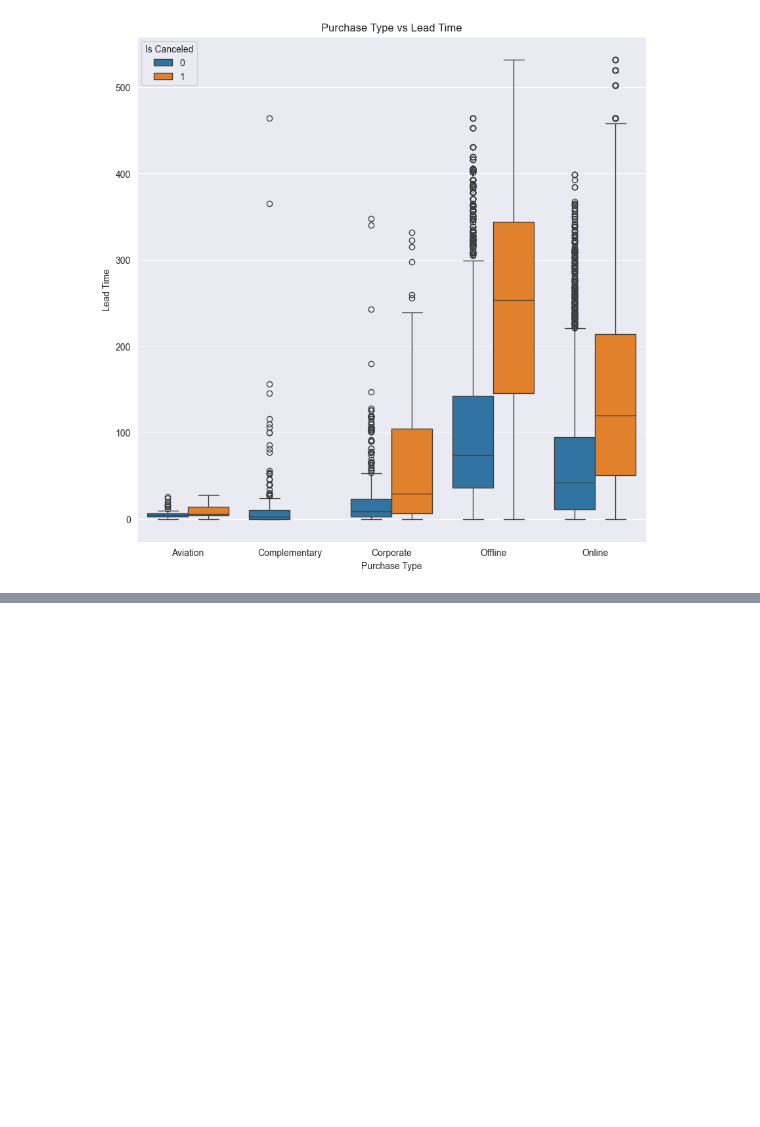
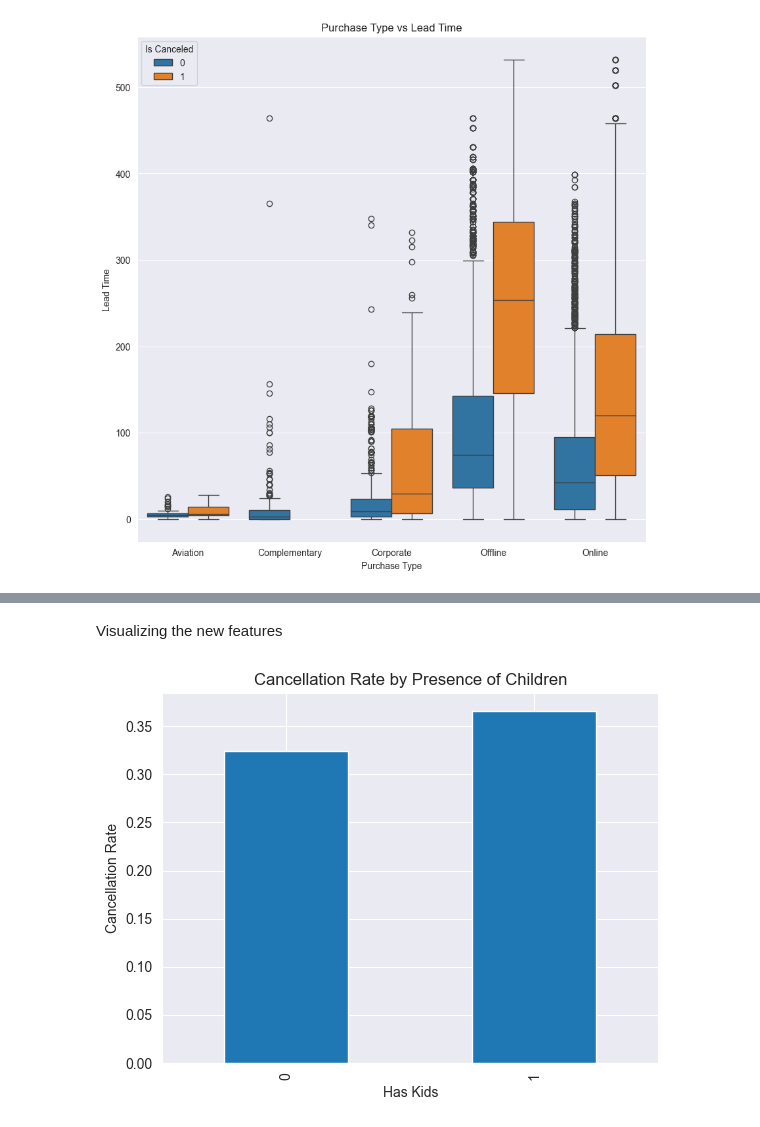
Before and after one commit to almog-sharoni/Data_Mining_Final_Project, a Jupyter notebook: main_notebook.ipynb, the cells around one changed output, grey strips where cells are left out. Saved outputs shown, nothing was run; the diff lists cells and outputs as text; code cells hidden in the pictures; blank space fills up the shorter version.

```diff
--- a/main_notebook.ipynb
+++ b/main_notebook.ipynb
@@ -343,0 +380,19 @@ plt.show()
+# %%
+#add check in day column
+# Convert reservation_date to datetime
+df['date'] = pd.to_datetime(df['date'])
+
+# Calculate check-in date by adding lead_time to reservation_date
+df['check_in_date'] = df['date'] + pd.to_timedelta(df['lead_time'], unit='d')
+
+# Extract the day of the week for check-in date
+df['check_in_day'] = df['check_in_date'].dt.day_name()
+# %%
+#add check in month column
+df['check_in_month'] = df['check_in_date'].dt.month
+# %%
+df['previous_cancellation_rate'] = (df['n_p_cacellation'] / (df['n_p_cacellation'] + df['n_p_not_cacellation'])).round(2)
+df['previous_cancellation_rate'] = df['previous_cancellation_rate'].fillna(0)
+# %%
+df['is_holiday_season'] = np.where(df['check_in_month'].isin([12, 1, 7, 8]), 1, 0)
+df
@@ -343,0 +413,10 @@ plt.show()
+# %% [markdown]
+Visualizing the new features
+# %%
+cancellation_rate_by_kids = df.groupby('has_kids')['is_canceled'].mean()
+cancellation_rate_by_kids.plot(kind='bar', title='Cancellation Rate by Presence of Children')
+plt.xlabel('Has Kids')
+plt.ylabel('Cancellation Rate')
+plt.show()
+# %% [output]
+[figure, added]
```
Also changed, not shown: parts of 20 cells of this notebook.
